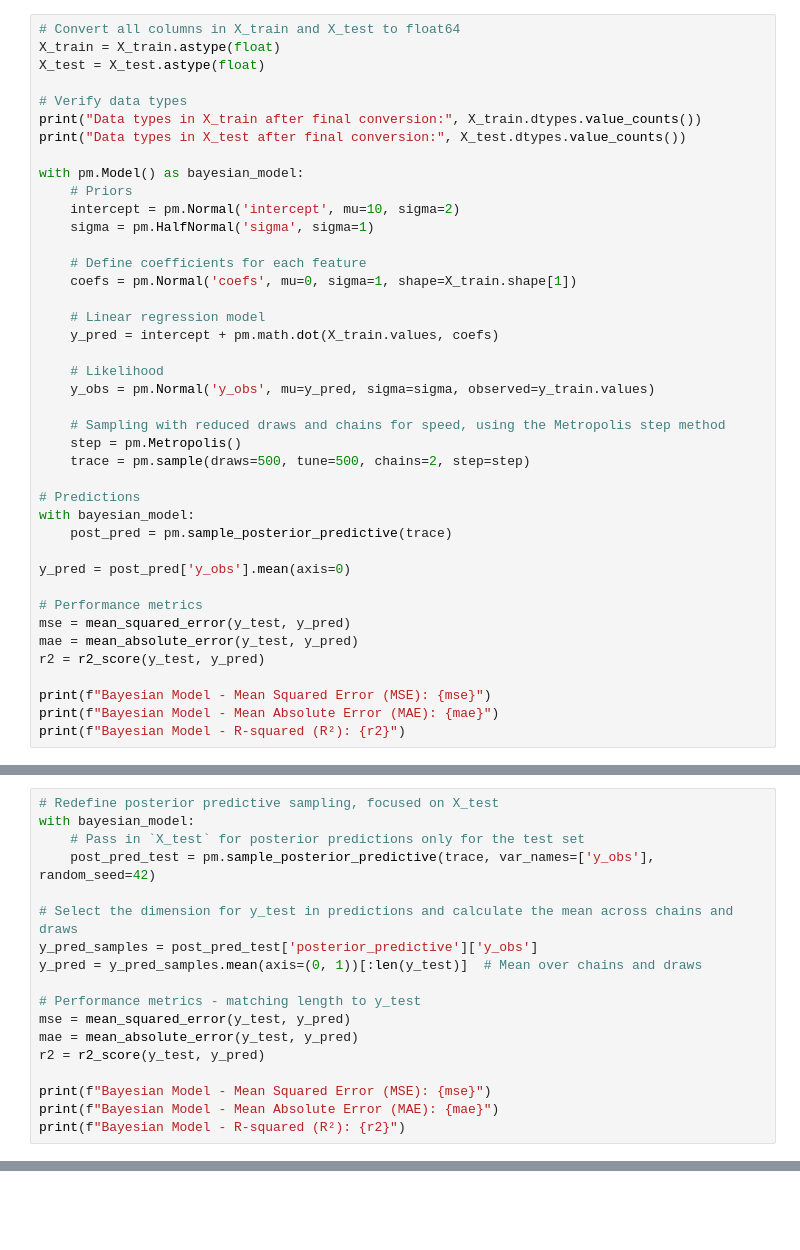
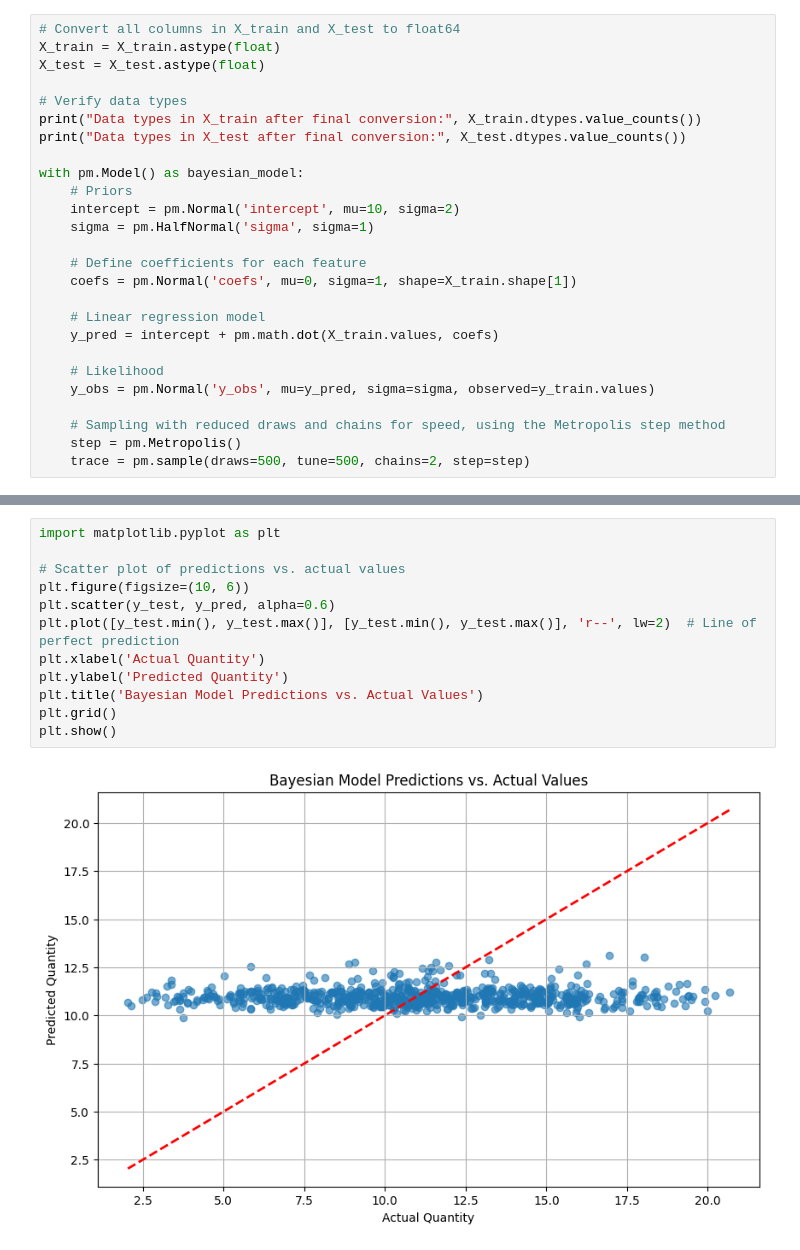
Before and after one commit to cianolan1/Ferrero_Tech_Assesment, a Jupyter notebook: notebooks/bayesian_model/4_bayesian_model_retailer2.ipynb, the cells around one changed output, grey strips where cells are left out. Saved outputs shown, nothing was run; the diff lists cells and outputs as text; blank space fills up the shorter version.

```diff
--- a/notebooks/bayesian_model/4_bayesian_model_retailer2.ipynb
+++ b/notebooks/bayesian_model/4_bayesian_model_retailer2.ipynb
@@ -59,19 +145,4 @@ with pm.Model() as bayesian_model:
     # Sampling with reduced draws and chains for speed, using the Metropolis step method
     step = pm.Metropolis()
     trace = pm.sample(draws=500, tune=500, chains=2, step=step)
-
-# Predictions
-with bayesian_model:
-    post_pred = pm.sample_posterior_predictive(trace)
-
-y_pred = post_pred['y_obs'].mean(axis=0)
-
-# Performance metrics
-mse = mean_squared_error(y_test, y_pred)
-mae = mean_absolute_error(y_test, y_pred)
-r2 = r2_score(y_test, y_pred)
-
-print(f"Bayesian Model - Mean Squared Error (MSE): {mse}")
-print(f"Bayesian Model - Mean Absolute Error (MAE): {mae}")
-print(f"Bayesian Model - R-squared (R²): {r2}")
 # %% [output]
@@ -196,18 +203,0 @@ Name: quantity, dtype: float64
-# %%
-# Redefine posterior predictive sampling, focused on X_test
-with bayesian_model:
-    # Pass in `X_test` for posterior predictions only for the test set
-    post_pred_test = pm.sample_posterior_predictive(trace, var_names=['y_obs'], random_seed=42)
-
-# Select the dimension for y_test in predictions and calculate the mean across chains and draws
-y_pred_samples = post_pred_test['posterior_predictive']['y_obs']
-y_pred = y_pred_samples.mean(axis=(0, 1))[:len(y_test)]  # Mean over chains and draws
-
-# Performance metrics - matching length to y_test
-mse = mean_squared_error(y_test, y_pred)
-mae = mean_absolute_error(y_test, y_pred)
-r2 = r2_score(y_test, y_pred)
-
-print(f"Bayesian Model - Mean Squared Error (MSE): {mse}")
-print(f"Bayesian Model - Mean Absolute Error (MAE): {mae}")
-print(f"Bayesian Model - R-squared (R²): {r2}")
@@ -224,0 +204,14 @@ AttributeError: 'Model' object has no attribute 'summary'
+# %%
+import matplotlib.pyplot as plt
+
+# Scatter plot of predictions vs. actual values
+plt.figure(figsize=(10, 6))
+plt.scatter(y_test, y_pred, alpha=0.6)
+plt.plot([y_test.min(), y_test.max()], [y_test.min(), y_test.max()], 'r--', lw=2)  # Line of perfect prediction
+plt.xlabel('Actual Quantity')
+plt.ylabel('Predicted Quantity')
+plt.title('Bayesian Model Predictions vs. Actual Values')
+plt.grid()
+plt.show()
+# %% [output]
+[figure, added]
```
Also changed, not shown: parts of 24 cells of this notebook, 7 other files.
